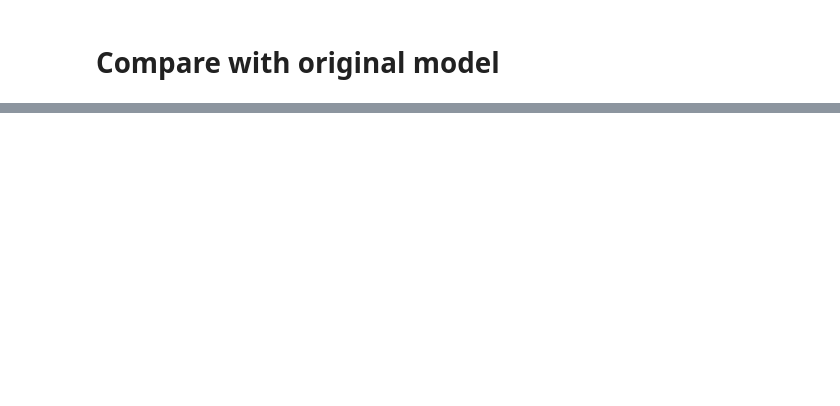
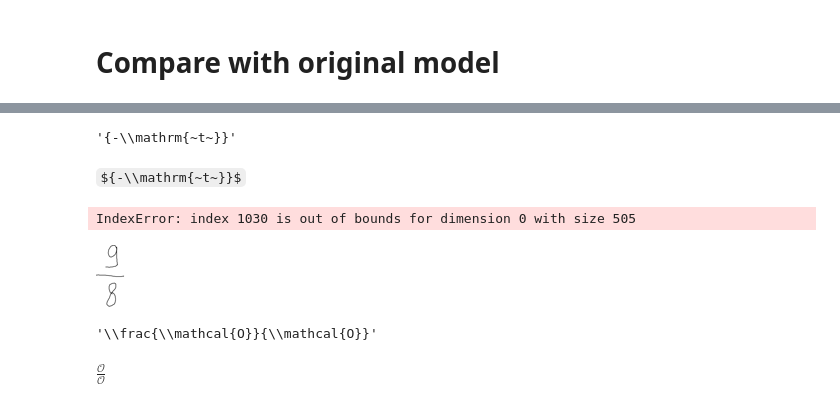
Before and after one commit to lukas-blecher/LaTeX-OCR, a Jupyter notebook: notebooks/06_test_multiline_model.ipynb, the cells around one changed output, grey strips where cells are left out. Saved outputs shown, nothing was run; the diff lists cells and outputs as text; code cells hidden in the pictures; some formulas as TeX source; blank space fills up the shorter version.

```diff
--- a/notebooks/06_test_multiline_model.ipynb
+++ b/notebooks/06_test_multiline_model.ipynb
@@ -92,0 +120,8 @@ original = p2t.LatexOCR()
+# %%
+test_handwritten = Im2LatexDataset().load("pix2tex/dataset/handwritten/test_resized.pkl")
+# %%
+test_handwritten.update(
+    batchsize=1,
+    keep_smaller_batches=True,
+    test=True
+)
@@ -92,0 +148,20 @@ original = p2t.LatexOCR()
+# %%
+handwritten(img)
+# %% [output]
+'{-\\mathrm{~t~}}'
+# %% [markdown]
+${-\\mathrm{~t~}}$
+# %%
+output = metric_utils.get_bleu_per_seq(original.model, test_handwritten, original_config)
+# %% [output]
+IndexError: index 1030 is out of bounds for dimension 0 with size 505
+# %%
+Image.open(test_handwritten.images[10])
+# %% [output]
+[figure, added]
+# %%
+original(Image.open(test_handwritten.images[10]))
+# %% [output]
+'\\frac{\\mathcal{O}}{\\mathcal{O}}'
+# %% [markdown]
+$\frac{\mathcal{O}}{\mathcal{O}}$
```
Also changed, not shown: parts of 11 cells of this notebook, 16 other files.
